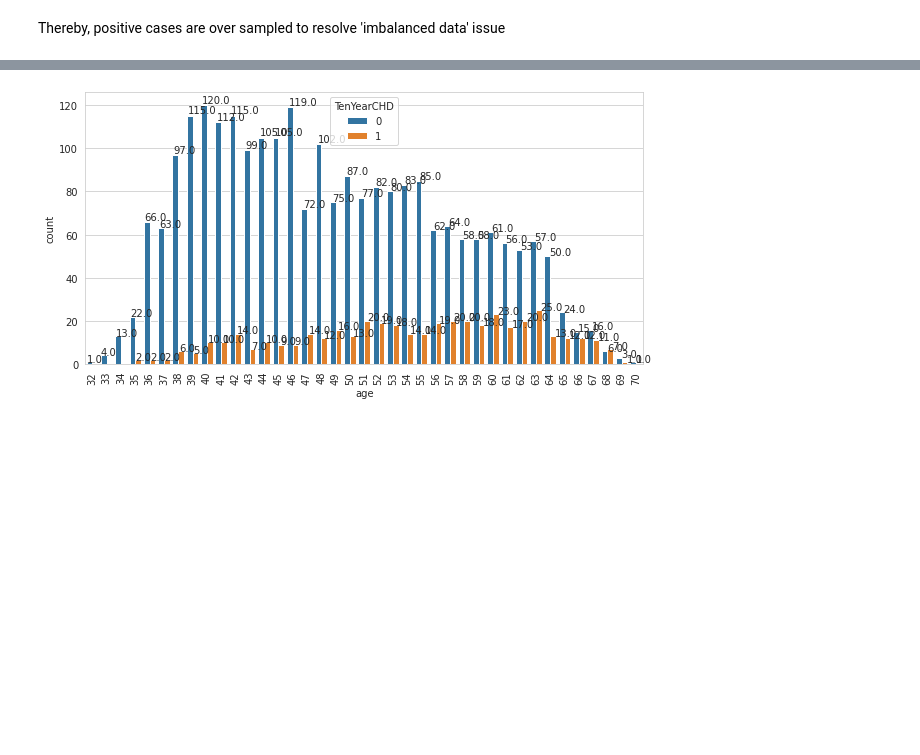
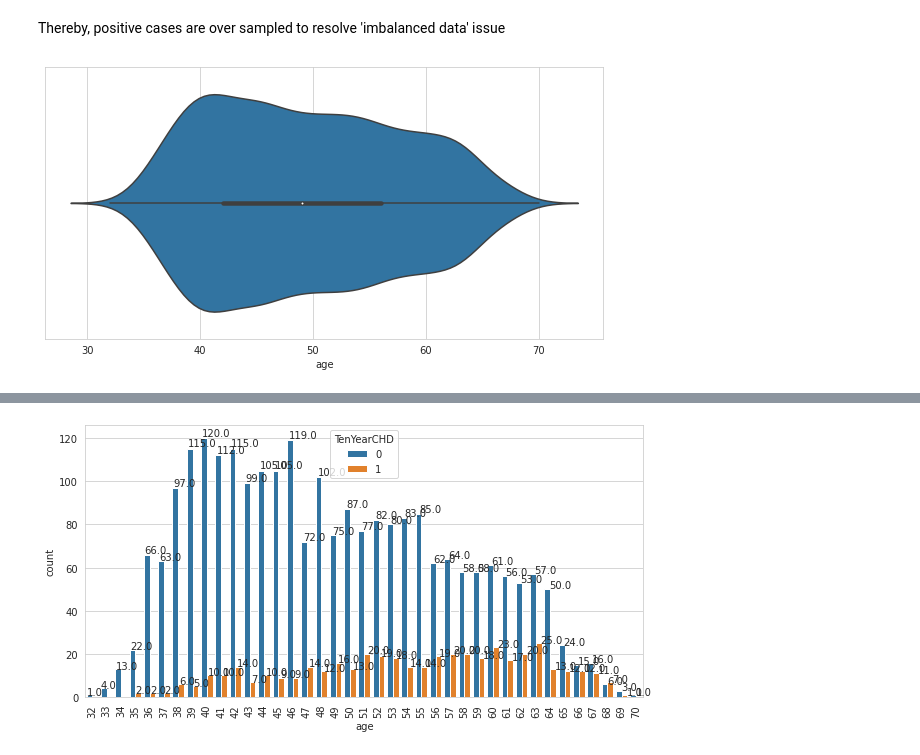
Before and after one commit to sravyagadam/ML_Classification, a Jupyter notebook: AlmaBetter_ML_Classification_CardioVascularRisk.ipynb, the cells around one changed output, grey strips where cells are left out. Saved outputs shown, nothing was run; the diff lists cells and outputs as text; code cells hidden in the pictures; blank space fills up the shorter version.

```diff
--- a/AlmaBetter_ML_Classification_CardioVascularRisk.ipynb
+++ b/AlmaBetter_ML_Classification_CardioVascularRisk.ipynb
@@ -311,3 +311,9 @@ print(np.asarray((unique, counts)).T)
  [   1 2483]]
 # %% [markdown]
 Thereby, positive cases are over sampled to resolve 'imbalanced data' issue
+# %%
+plt.figure(figsize = (10,5))
+ax= sns.violinplot(data['age'])
+plt.show()
+# %% [output]
+[figure, added]
```
Also changed, not shown: parts of 3 cells of this notebook.
